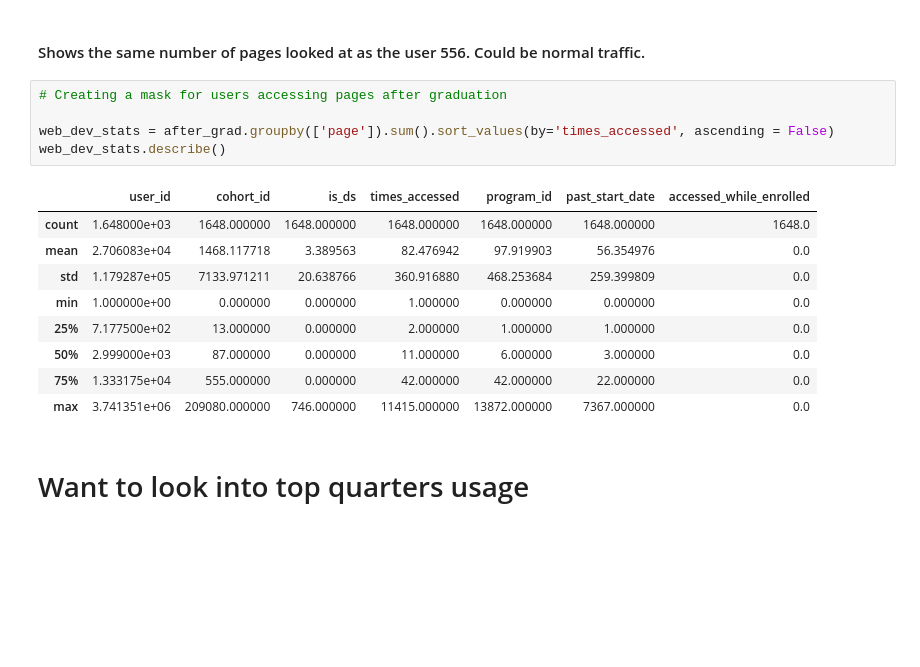
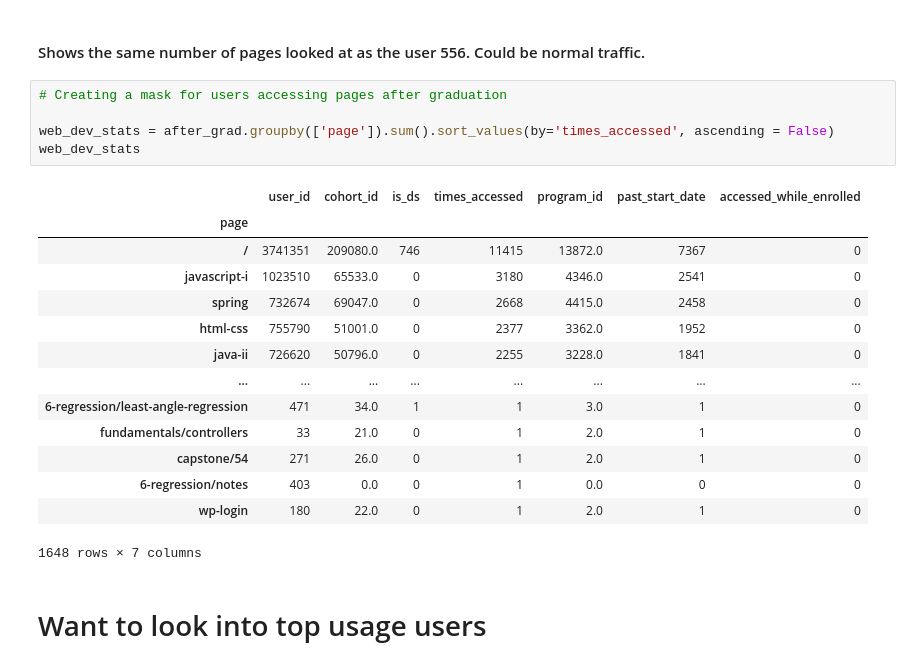
Before and after one commit to george887/time_series_project, a Jupyter notebook: explore.ipynb, the cells around one changed output. Cells and saved outputs as stored; diff of their text form; blank space fills up the shorter version.

```diff
--- a/explore.ipynb
+++ b/explore.ipynb
@@ -1104,17 +1147,22 @@ The total number of unique pages seen by user 68: 50
 # %%
 # Creating a mask for users accessing pages after graduation
 
 web_dev_stats = after_grad.groupby(['page']).sum().sort_values(by='times_accessed', ascending = False)
-web_dev_stats.describe()
+web_dev_stats
 # %% [output]
 |  | user_id | cohort_id | is_ds | times_accessed | program_id | past_start_date | accessed_while_enrolled |
-| count | 1.648000e+03 | 1648.000000 | 1648.000000 | 1648.000000 | 1648.000000 | 1648.000000 | 1648.0 |
-| mean | 2.706083e+04 | 1468.117718 | 3.389563 | 82.476942 | 97.919903 | 56.354976 | 0.0 |
-| std | 1.179287e+05 | 7133.971211 | 20.638766 | 360.916880 | 468.253684 | 259.399809 | 0.0 |
-| min | 1.000000e+00 | 0.000000 | 0.000000 | 1.000000 | 0.000000 | 0.000000 | 0.0 |
-| 25% | 7.177500e+02 | 13.000000 | 0.000000 | 2.000000 | 1.000000 | 1.000000 | 0.0 |
-| 50% | 2.999000e+03 | 87.000000 | 0.000000 | 11.000000 | 6.000000 | 3.000000 | 0.0 |
-| 75% | 1.333175e+04 | 555.000000 | 0.000000 | 42.000000 | 42.000000 | 22.000000 | 0.0 |
-| max | 3.741351e+06 | 209080.000000 | 746.000000 | 11415.000000 | 13872.000000 | 7367.000000 | 0.0 |
+| page |  |  |  |  |  |  |  |
+| / | 3741351 | 209080.0 | 746 | 11415 | 13872.0 | 7367 | 0 |
+| javascript-i | 1023510 | 65533.0 | 0 | 3180 | 4346.0 | 2541 | 0 |
+| spring | 732674 | 69047.0 | 0 | 2668 | 4415.0 | 2458 | 0 |
+| html-css | 755790 | 51001.0 | 0 | 2377 | 3362.0 | 1952 | 0 |
+| java-ii | 726620 | 50796.0 | 0 | 2255 | 3228.0 | 1841 | 0 |
+| ... | ... | ... | ... | ... | ... | ... | ... |
+| 6-regression/least-angle-regression | 471 | 34.0 | 1 | 1 | 3.0 | 1 | 0 |
+| fundamentals/controllers | 33 | 21.0 | 0 | 1 | 2.0 | 1 | 0 |
+| capstone/54 | 271 | 26.0 | 0 | 1 | 2.0 | 1 | 0 |
+| 6-regression/notes | 403 | 0.0 | 0 | 1 | 0.0 | 0 | 0 |
+| wp-login | 180 | 22.0 | 0 | 1 | 2.0 | 1 | 0 |
+1648 rows × 7 columns
 # %% [markdown]
-# Want to look into top quarters usage
+# Want to look into top usage users
```
Also changed, not shown: parts of 34 cells of this notebook.
